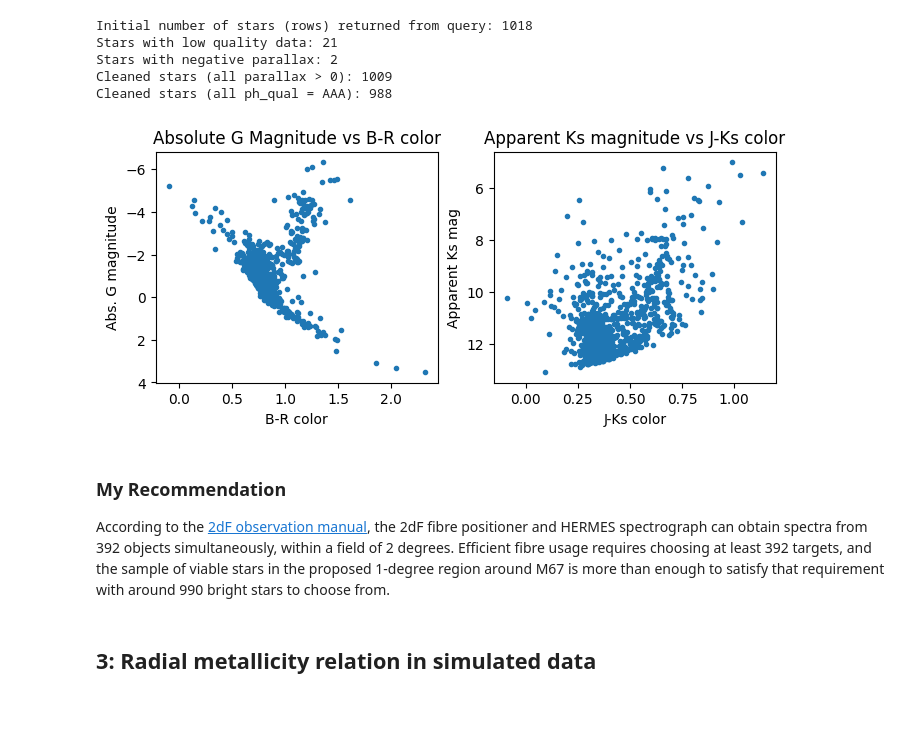
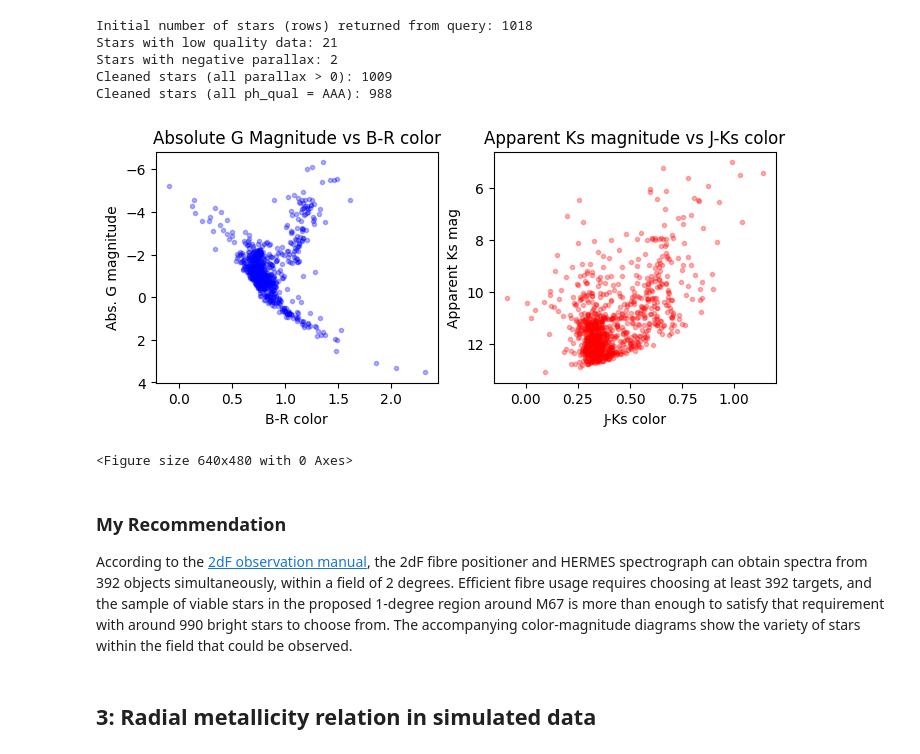
Before and after one commit to cyb0rb/astr8004_assign3, a Jupyter notebook: assignment3.ipynb, the cells around one changed output. Cells and saved outputs as stored; diff of their text form; code cells hidden in the pictures; blank space fills up the shorter version.

```diff
--- a/assignment3.ipynb
+++ b/assignment3.ipynb
@@ -79,27 +79,40 @@ Cleaned stars (all ph_qual = AAA): 988
 # %%
 # create plots
 fig, ax = plt.subplots(1, 2, figsize=(8,3))
 
 # absolute g magnitude: Mg = m - 5log(d)
 abs_g = gaia_clean['phot_g_mean_mag'] - 5*np.log10(gaia_clean['distance_gspphot'])
+j_k = gaia_clean['j_m'] - gaia_clean['ks_m']
 
-# color-magnitude
-ax[0].plot(gaia_clean['bp_rp'], abs_g, ".")
+# using normal scatterplot
+ax[0].plot(gaia_clean['bp_rp'], abs_g, ".b", alpha=0.3)
+ax[1].plot(j_k, gaia_clean['ks_m'], ".r", alpha=0.3)
+
+# using 2d hist to plot
+# h = ax[0].hist2d(gaia_clean['bp_rp'], abs_g, norm=colors.LogNorm(),
+#     bins=(np.arange(min(gaia_clean['bp_rp']), max(gaia_clean['bp_rp']), 0.1), np.arange(min(abs_g), max(abs_g), 0.2)))
+# plt.colorbar(h[3], ax=ax[0], label="Particle density", shrink=0.9)
+
+# h = ax[1].hist2d(j_k, gaia_clean['ks_m'], norm=colors.LogNorm(),
+#     bins=(np.arange(min(j_k), max(j_k), 0.05), np.arange(min(gaia_clean['ks_m']), max(gaia_clean['ks_m']), 0.2)))
+# plt.colorbar(h[3], ax=ax[1], label="Particle density", shrink=0.9)
+
+# labels
 ax[0].yaxis.set_inverted(True)
 ax[0].set(title="Absolute G Magnitude vs B-R color", xlabel="B-R color", ylabel="Abs. G magnitude")
 
-# color-magnitude
-ax[1].plot(gaia_clean['j_m'] - gaia_clean['ks_m'], gaia_clean['ks_m'], ".")
 ax[1].yaxis.set_inverted(True)
 ax[1].set(title="Apparent Ks magnitude vs J-Ks color", xlabel="J-Ks color", ylabel="Apparent Ks mag")
 
 plt.show()
+plt.tight_layout()
 fig.savefig("figures/cmds_M67.png", dpi=200)
 # %% [output]
-[figure, old version]
+[figure, new version]
+<Figure size 640x480 with 0 Axes>
 # %% [markdown]
 ### My Recommendation
-According to the [2dF observation manual](https://aat.anu.edu.au/files/2dF-AAOmega-obs-manual_3.pdf), the 2dF fibre positioner and HERMES spectrograph can obtain spectra from 392 objects simultaneously, within a field of 2 degrees. Efficient fibre usage requires choosing at least 392 targets, and the sample of viable stars in the proposed 1-degree region around M67 is more than enough to satisfy that requirement with around 990 bright stars to choose from.
+According to the [2dF observation manual](https://aat.anu.edu.au/files/2dF-AAOmega-obs-manual_3.pdf), the 2dF fibre positioner and HERMES spectrograph can obtain spectra from 392 objects simultaneously, within a field of 2 degrees. Efficient fibre usage requires choosing at least 392 targets, and the sample of viable stars in the proposed 1-degree region around M67 is more than enough to satisfy that requirement with around 990 bright stars to choose from. The accompanying color-magnitude diagrams show the variety of stars within the field that could be observed.
 # %% [markdown]
 ## 3: Radial metallicity relation in simulated data
 # %%
```
Also changed, not shown: 2 other files.
